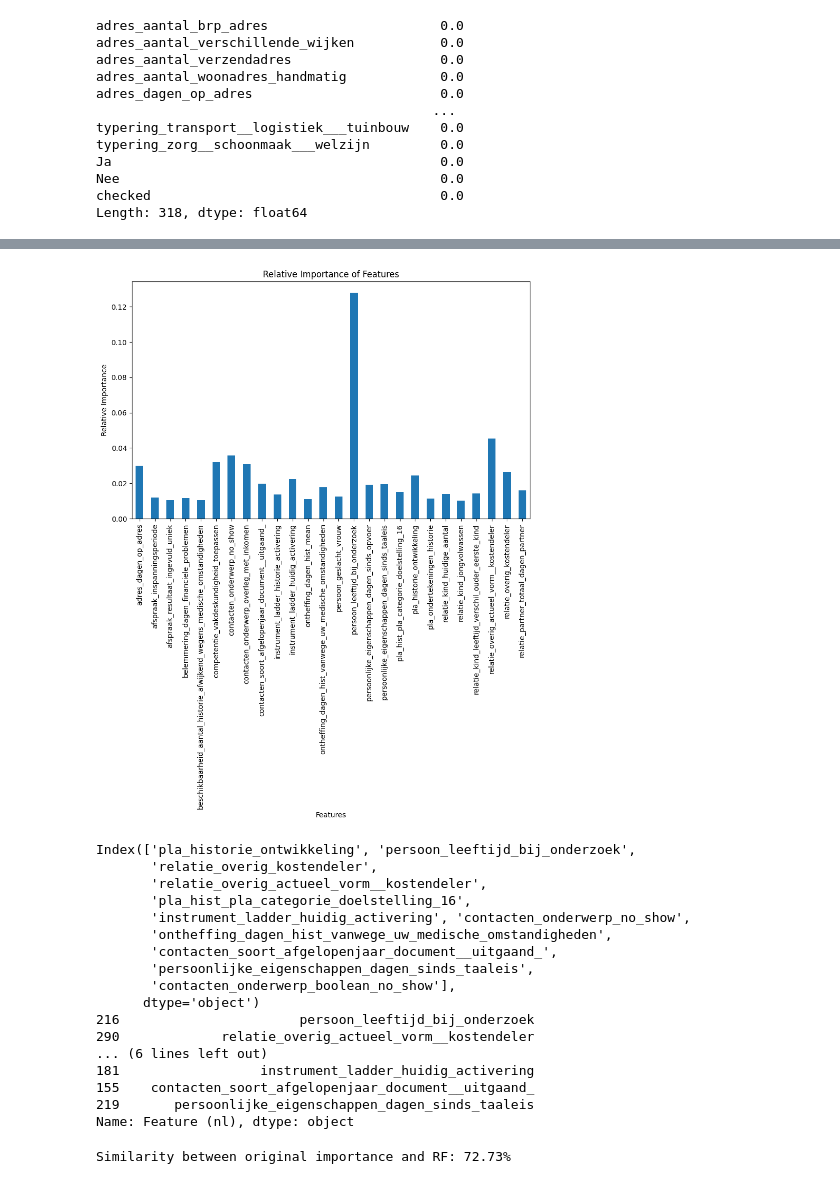
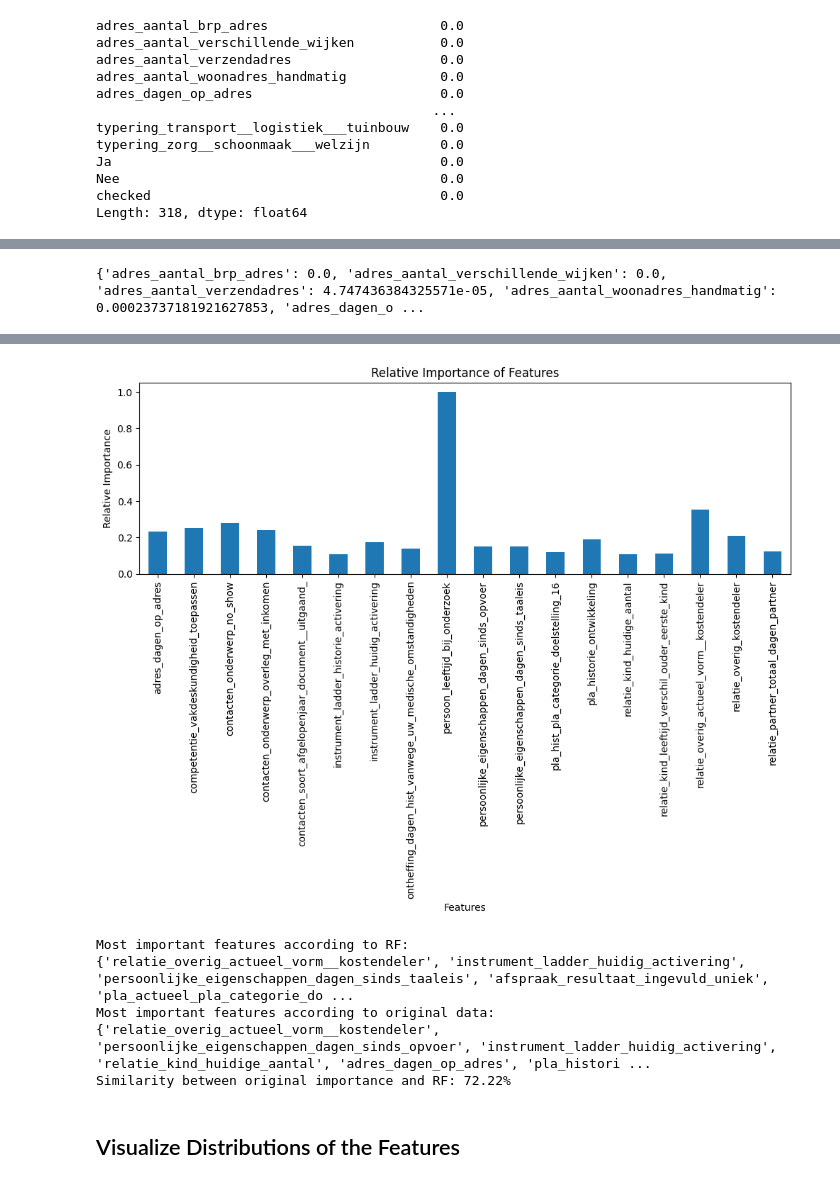
Before and after one commit to yulinchen03/TestingProject, a Jupyter notebook: src/team_1/model_1.ipynb, the cells around one changed output, grey strips where cells are left out. Saved outputs shown, nothing was run; the diff lists cells and outputs as text; code cells hidden in the pictures.

```diff
--- a/src/team_1/model_1.ipynb
+++ b/src/team_1/model_1.ipynb
@@ -82,3 +55,8 @@ plt.show()
+# %%
+fad = fa.feature_importance_as_dict(column_names=X.columns, normalize=True)
+print(fad)
+# %% [output]
+{'adres_aantal_brp_adres': 0.0, 'adres_aantal_verschillende_wijken': 0.0, 'adres_aantal_verzendadres': 4.747436384325571e-05, 'adres_aantal_woonadres_handmatig': 0.00023737181921627853, 'adres_dagen_o ...
 # %%
 description = pd.read_csv("/Users/deniskrylov/Developer/TestingProject/data/data_description.csv", encoding='latin1')
 description.head()
@@ -90,52 +68,46 @@ description.head()
 | 3 | 4 | adres_aantal_woonadres_handmatig | address_number_residential_addres... | int | 2.385514 | Number of different addresses of ... | ... |
 | 4 | 5 | adres_dagen_op_adres | address_days_at_address | int | 23.329141 | Number of days a customer lives a... | ... |
 # %%
-description['Relative importance'] = normalize_importance(description[['Relative importance']])
-filtered_description = description[description['Relative importance'] > 0.01]
+scaler = MinMaxScaler()
+description['Relative importance'] = scaler.fit_transform(description[['Relative importance']])
+filtered_description = description[description['Relative importance'] > 0.1]
 
-plt.figure(figsize=(10, 6))
+plt.figure(figsize=(10, 8))
 ax = filtered_description['Relative importance'].plot(kind='bar')
 ax.set_xticklabels(filtered_description['Feature (nl)'], rotation=90)
 plt.title('Relative Importance of Features')
 plt.xlabel('Features')
 plt.ylabel('Relative Importance')
 plt.tight_layout()
 plt.show()
 # %% [output]
-[figure, old version]
+[figure, new version]
-# %%
-sort_indx = np.argsort(importances_mean)[::-1]
-importances_mean = importances_mean[sort_indx]
-filtered_feature_names = filtered_feature_names[sort_indx]
-print(filtered_feature_names)
-
-filtered_description = filtered_description.sort_values(by='Relative importance', ascending=False)
-filtered_description = filtered_description['Feature (nl)'][:len(filtered_feature_names)]
-print(filtered_description)
-# %% [output]
-Index(['pla_historie_ontwikkeling', 'persoon_leeftijd_bij_onderzoek',
-       'relatie_overig_kostendeler',
-       'relatie_overig_actueel_vorm__kostendeler',
-       'pla_hist_pla_categorie_doelstelling_16',
-       'instrument_ladder_huidig_activering', 'contacten_onderwerp_no_show',
-       'ontheffing_dagen_hist_vanwege_uw_medische_omstandigheden',
-       'contacten_soort_afgelopenjaar_document__uitgaand_',
-       'persoonlijke_eigenschappen_dagen_sinds_taaleis',
-       'contacten_onderwerp_boolean_no_show'],
-      dtype='object')
-216                       persoon_leeftijd_bij_onderzoek
-290             relatie_overig_actueel_vorm__kostendeler
-... (6 lines left out)
-181                  instrument_ladder_huidig_activering
-155    contacten_soort_afgelopenjaar_document__uitgaand_
-219       persoonlijke_eigenschappen_dagen_sinds_taaleis
-Name: Feature (nl), dtype: object
-# %%
-most_important_features_new = set(filtered_feature_names)
-most_important_features_original = set(filtered_description)
-
-intersection = most_important_features_original.intersection(most_important_features_new)
-percentage_intersection = len(intersection) / len(most_important_features_original) * 100
-print(f"Similarity between original importance and RF: {percentage_intersection:.2f}%")
-# %% [output]
-Similarity between original importance and RF: 72.73%
+# %%
+TOP = 20
+
+sorted_fad = {k: v for k, v in sorted(fad.items(), key=lambda item: item[1], reverse=True)}
+
+sorted_feature_names = list(sorted_fad.keys())[:TOP]
+sorted_importances_mean = list(sorted_fad.values())[:TOP]
+
+filtered_description = filtered_description.sort_values(by='Relative importance', ascending=False)
+filtered_description_sorted = filtered_description['Feature (nl)'][:TOP]
+
+most_important_features_new = set(sorted_feature_names)
+most_important_features_original = set(filtered_description_sorted)
+print("Most important features according to RF:")
+print(most_important_features_new)
+print("Most important features according to original data:")
+print(most_important_features_original)
+
+intersection = most_important_features_new.intersection(most_important_features_original)
+percentage_intersection = len(intersection) / len(most_important_features_original) * 100
+print(f"Similarity between original importance and RF: {percentage_intersection:.2f}%")
+# %% [output]
+Most important features according to RF:
+{'relatie_overig_actueel_vorm__kostendeler', 'instrument_ladder_huidig_activering', 'persoonlijke_eigenschappen_dagen_sinds_taaleis', 'afspraak_resultaat_ingevuld_uniek', 'pla_actueel_pla_categorie_do ...
+Most important features according to original data:
+{'relatie_overig_actueel_vorm__kostendeler', 'persoonlijke_eigenschappen_dagen_sinds_opvoer', 'instrument_ladder_huidig_activering', 'relatie_kind_huidige_aantal', 'adres_dagen_op_adres', 'pla_histori ...
+Similarity between original importance and RF: 72.22%
+# %% [markdown]
+## Visualize Distributions of the Features
```
Also changed, not shown: parts of 11 cells of this notebook, 2 other files.
